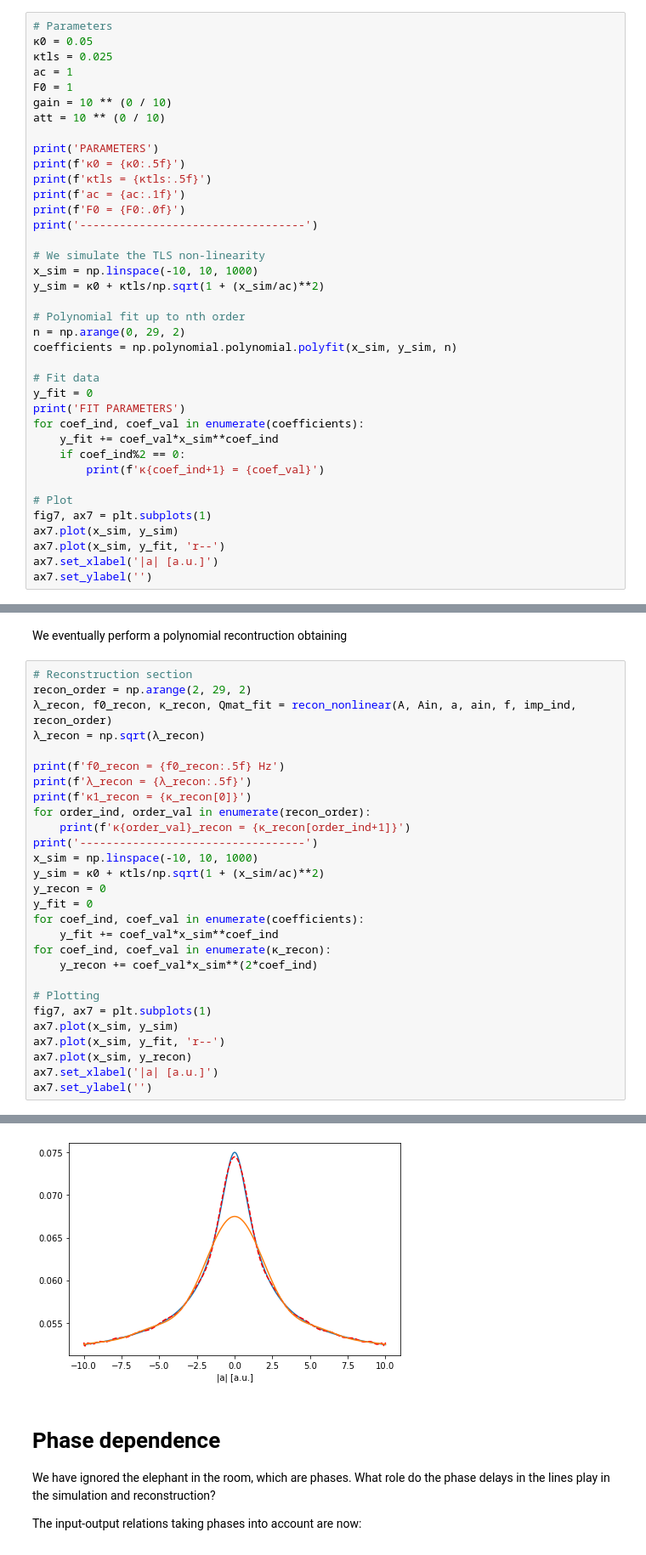
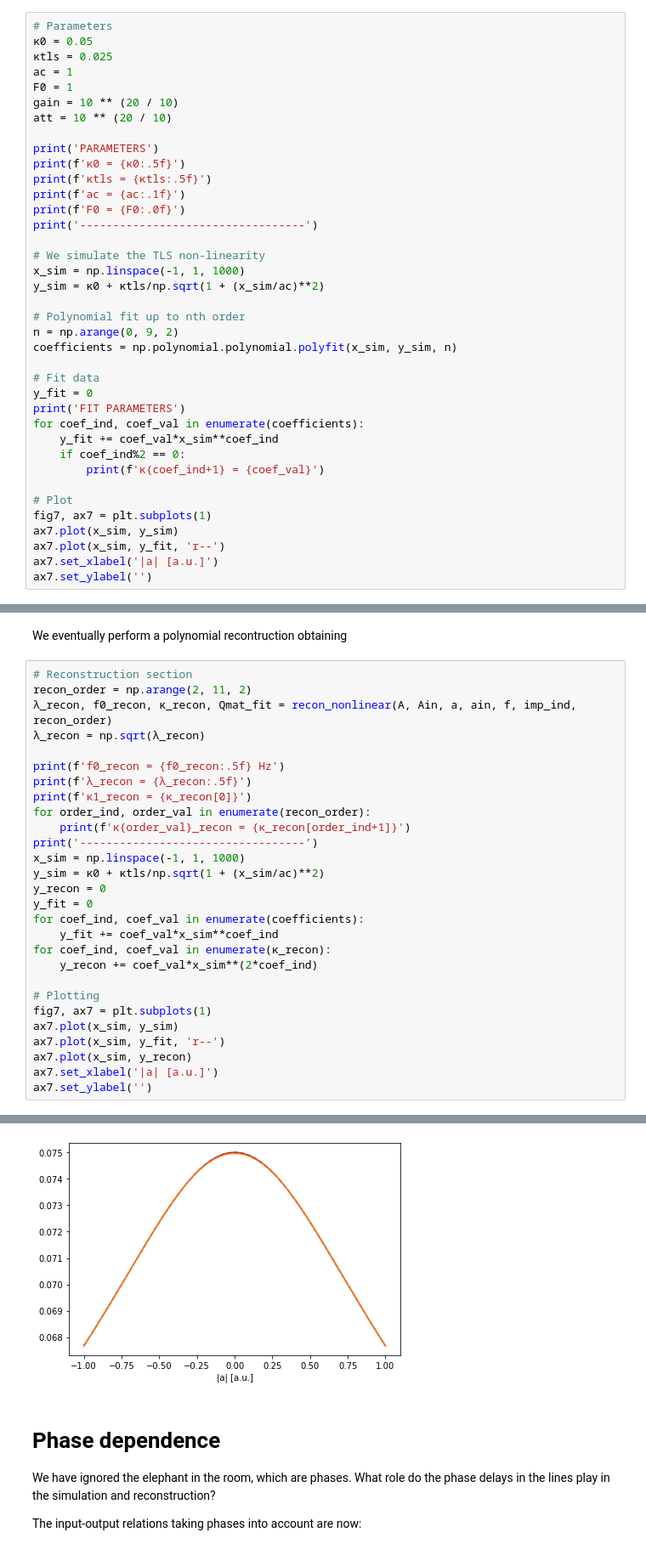
Before and after one commit to jcrivera-hdez/Scripts, a Jupyter notebook: data-analysis/TLS/HB-TLS_Model-Simulation.ipynb, the cells around one changed output, grey strips where cells are left out. Shown at 85% size. Cells and saved outputs as stored; diff of their text form.

Commit message:
Update HB-TLS_Model-Simulation.ipynb
Fix reconstruction section

```diff
--- a/data-analysis/TLS/HB-TLS_Model-Simulation.ipynb
+++ b/data-analysis/TLS/HB-TLS_Model-Simulation.ipynb
@@ -753,8 +753,8 @@ Depending on the range of |a| we will need more or less polynmial coefficients t
 κtls = 0.025
 ac = 1
 F0 = 1
-gain = 10 ** (0 / 10)
-att = 10 ** (0 / 10)
+gain = 10 ** (20 / 10)
+att = 10 ** (20 / 10)
 
 print('PARAMETERS')
 print(f'κ0 = {κ0:.5f}')
@@ -764,11 +764,11 @@ print(f'F0 = {F0:.0f}')
 print('----------------------------------')
 
 # We simulate the TLS non-linearity
-x_sim = np.linspace(-10, 10, 1000)
+x_sim = np.linspace(-1, 1, 1000)
 y_sim = κ0 + κtls/np.sqrt(1 + (x_sim/ac)**2)
 
 # Polynomial fit up to nth order
-n = np.arange(0, 29, 2)
+n = np.arange(0, 9, 2)
 coefficients = np.polynomial.polynomial.polyfit(x_sim, y_sim, n)
 
 # Fit data
@@ -826,7 +821,7 @@ plot_brokenaxis(f, A, A/np.sqrt(gain)-Ain/np.sqrt(att), xlim_n, xlim_p, ylim)
 We eventually perform a polynomial recontruction obtaining
 # %%
 # Reconstruction section
-recon_order = np.arange(2, 29, 2)
+recon_order = np.arange(2, 11, 2)
 λ_recon, f0_recon, κ_recon, Qmat_fit = recon_nonlinear(A, Ain, a, ain, f, imp_ind, recon_order)
 λ_recon = np.sqrt(λ_recon)
 
@@ -836,7 +831,7 @@ print(f'κ1_recon = {κ_recon[0]}')
 for order_ind, order_val in enumerate(recon_order):
     print(f'κ{order_val}_recon = {κ_recon[order_ind+1]}')
 print('----------------------------------')
-x_sim = np.linspace(-10, 10, 1000)
+x_sim = np.linspace(-1, 1, 1000)
 y_sim = κ0 + κtls/np.sqrt(1 + (x_sim/ac)**2)
 y_recon = 0
 y_fit = 0
@@ -873,6 +859,6 @@ f0_recon = 0.95500 Hz
 ----------------------------------
 Text(0, 0.5, '')
-[figure, old version]
+[figure, new version]
 # %% [markdown]
 # Phase dependence
 
```
Also changed, not shown: parts of 4 cells of this notebook.
